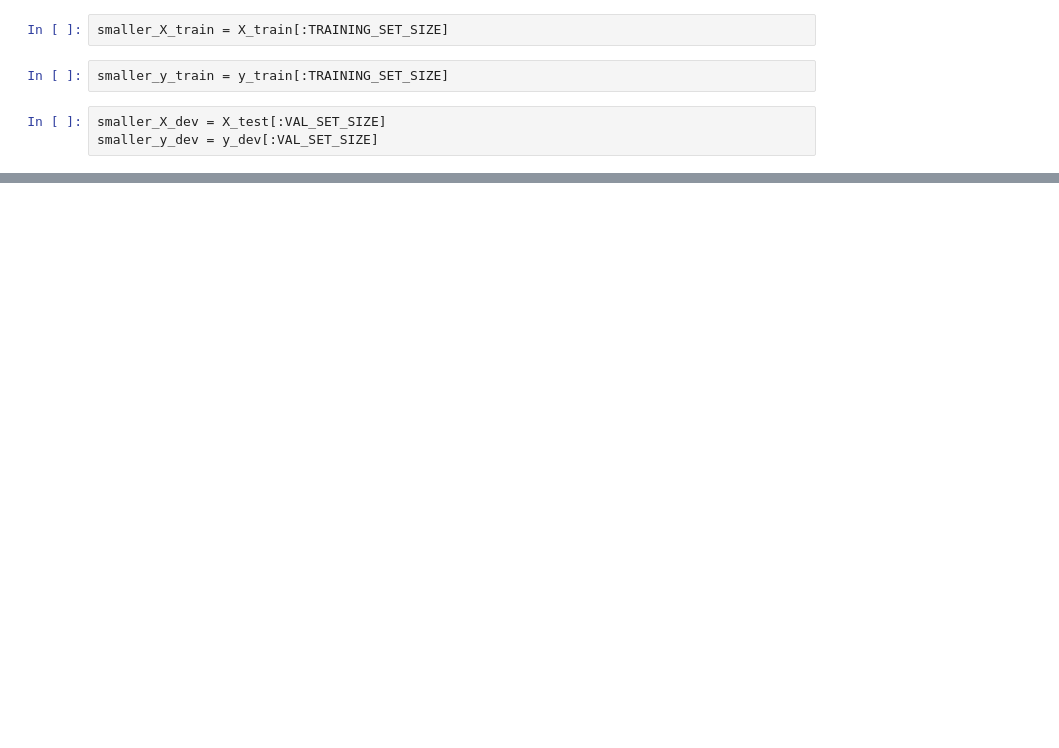
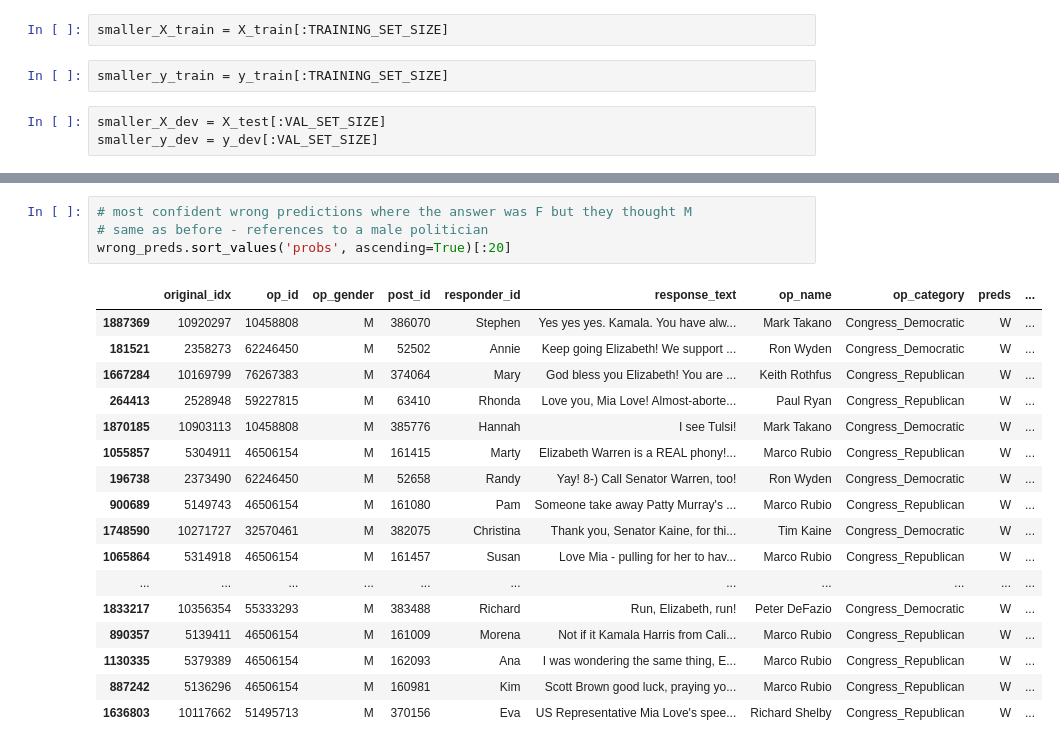
Before and after one commit to emrapport/w266-final-project, a Jupyter notebook: First_CNN_Attempt.ipynb, the cells around one changed output, grey strips where cells are left out. Saved outputs shown, nothing was run; the diff lists cells and outputs as text; blank space fills up the shorter version.

```diff
--- a/First_CNN_Attempt.ipynb
+++ b/First_CNN_Attempt.ipynb
@@ -294,0 +388,22 @@ plot_model(history)
+# %%
+# most confident wrong predictions where the answer was F but they thought M
+# same as before - references to a male politician
+wrong_preds.sort_values('probs', ascending=True)[:20]
+# %% [output]
+|  | original_idx | op_id | op_gender | post_id | responder_id | response_text | op_name | op_category | preds | ... |
+| 1887369 | 10920297 | 10458808 | M | 386070 | Stephen | Yes yes yes. Kamala. You have alw... | Mark Takano | Congress_Democratic | W | ... |
+| 181521 | 2358273 | 62246450 | M | 52502 | Annie | Keep going Elizabeth! We support ... | Ron Wyden | Congress_Democratic | W | ... |
+| 1667284 | 10169799 | 76267383 | M | 374064 | Mary | God bless you Elizabeth! You are ... | Keith Rothfus | Congress_Republican | W | ... |
+| 264413 | 2528948 | 59227815 | M | 63410 | Rhonda | Love you, Mia Love! Almost-aborte... | Paul Ryan | Congress_Republican | W | ... |
+| 1870185 | 10903113 | 10458808 | M | 385776 | Hannah | I see Tulsi! | Mark Takano | Congress_Democratic | W | ... |
+| 1055857 | 5304911 | 46506154 | M | 161415 | Marty | Elizabeth Warren is a REAL phony!... | Marco Rubio | Congress_Republican | W | ... |
+| 196738 | 2373490 | 62246450 | M | 52658 | Randy | Yay! 8-) Call Senator Warren, too! | Ron Wyden | Congress_Democratic | W | ... |
+| 900689 | 5149743 | 46506154 | M | 161080 | Pam | Someone take away Patty Murray's ... | Marco Rubio | Congress_Republican | W | ... |
+| 1748590 | 10271727 | 32570461 | M | 382075 | Christina | Thank you, Senator Kaine, for thi... | Tim Kaine | Congress_Democratic | W | ... |
+| 1065864 | 5314918 | 46506154 | M | 161457 | Susan | Love Mia - pulling for her to hav... | Marco Rubio | Congress_Republican | W | ... |
+| ... | ... | ... | ... | ... | ... | ... | ... | ... | ... | ... |
+| 1833217 | 10356354 | 55333293 | M | 383488 | Richard | Run, Elizabeth, run! | Peter DeFazio | Congress_Democratic | W | ... |
+| 890357 | 5139411 | 46506154 | M | 161009 | Morena | Not if it Kamala Harris from Cali... | Marco Rubio | Congress_Republican | W | ... |
+| 1130335 | 5379389 | 46506154 | M | 162093 | Ana | I was wondering the same thing, E... | Marco Rubio | Congress_Republican | W | ... |
+| 887242 | 5136296 | 46506154 | M | 160981 | Kim | Scott Brown good luck, praying yo... | Marco Rubio | Congress_Republican | W | ... |
+| 1636803 | 10117662 | 51495713 | M | 370156 | Eva | US Representative Mia Love's spee... | Richard Shelby | Congress_Republican | W | ... |
```
Also changed, not shown: parts of 24 cells of this notebook.
